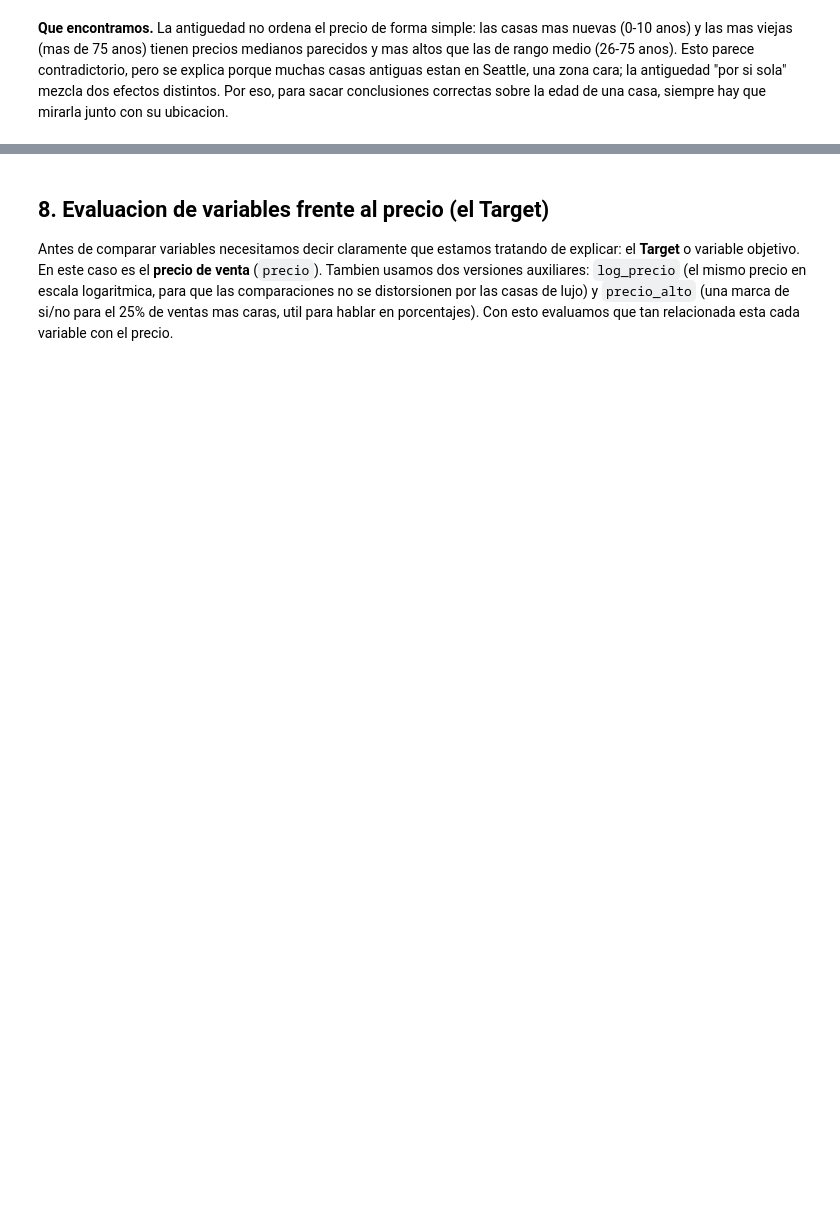
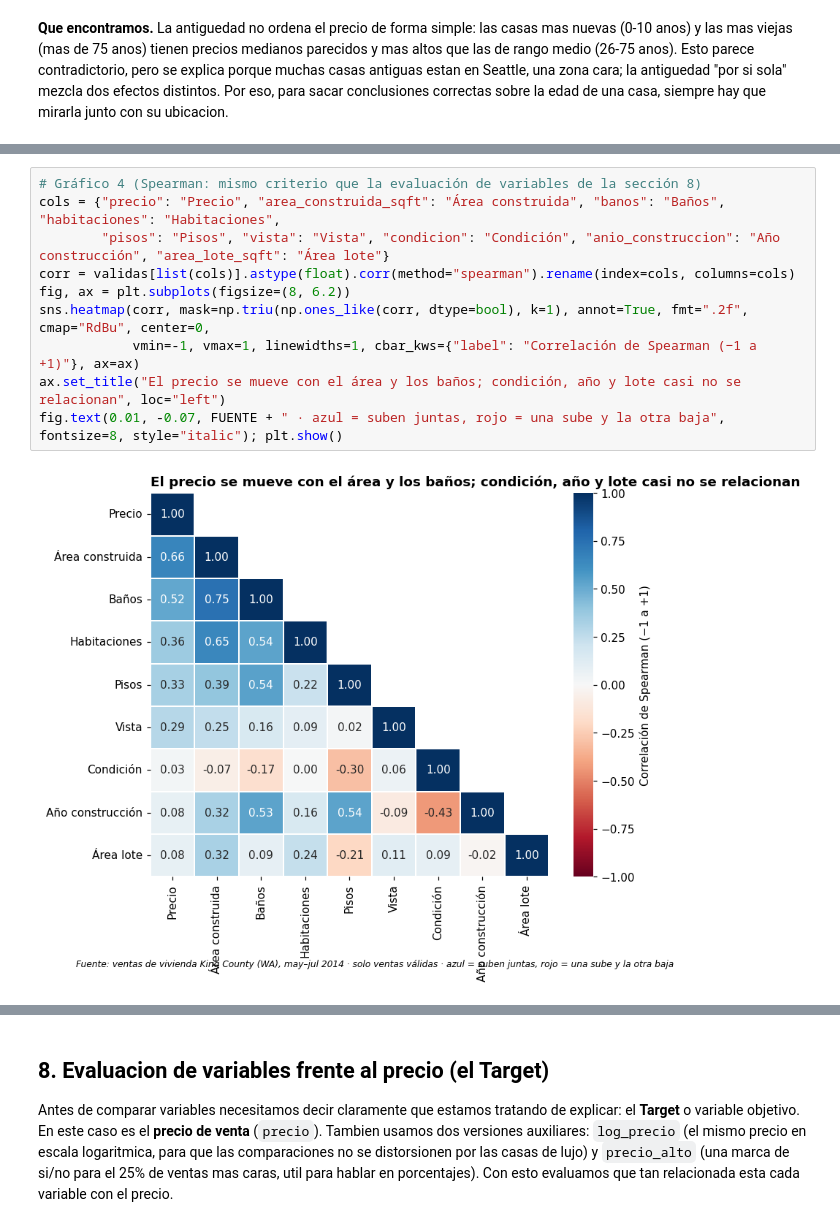
Before and after one commit to wantuds-crypto/Ciencia-datos-curso, a Jupyter notebook: Final_precios_inmuebles.ipynb, the cells around one changed output, grey strips where cells are left out. Saved outputs shown, nothing was run; the diff lists cells and outputs as text; blank space fills up the shorter version.

```diff
--- a/Final_precios_inmuebles.ipynb
+++ b/Final_precios_inmuebles.ipynb
@@ -488,0 +631,12 @@ plt.show()
+# %%
+# Gráfico 4 (Spearman: mismo criterio que la evaluación de variables de la sección 8)
+cols = {"precio": "Precio", "area_construida_sqft": "Área construida", "banos": "Baños", "habitaciones": "Habitaciones",
+        "pisos": "Pisos", "vista": "Vista", "condicion": "Condición", "anio_construccion": "Año construcción", "area_lote_sqft": "Área lote"}
+corr = validas[list(cols)].astype(float).corr(method="spearman").rename(index=cols, columns=cols)
+fig, ax = plt.subplots(figsize=(8, 6.2))
+sns.heatmap(corr, mask=np.triu(np.ones_like(corr, dtype=bool), k=1), annot=True, fmt=".2f", cmap="RdBu", center=0,
+            vmin=-1, vmax=1, linewidths=1, cbar_kws={"label": "Correlación de Spearman (−1 a +1)"}, ax=ax)
+ax.set_title("El precio se mueve con el área y los baños; condición, año y lote casi no se relacionan", loc="left")
+fig.text(0.01, -0.07, FUENTE + " · azul = suben juntas, rojo = una sube y la otra baja", fontsize=8, style="italic"); plt.show()
+# %% [output]
+[figure, added]
```
Also changed, not shown: parts of 46 cells of this notebook.
